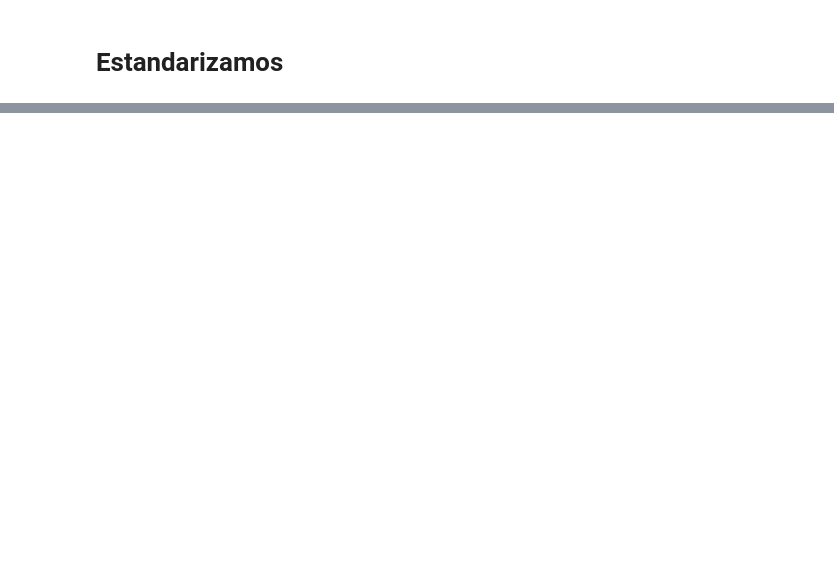
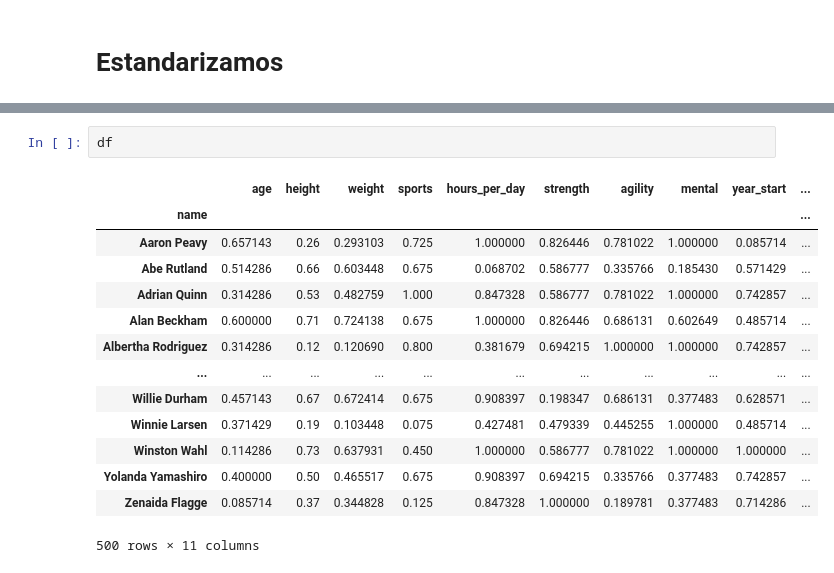
Before and after one commit to apelsito/laboratorio-modulo9-clustering, a Jupyter notebook: jupyter/Modelo 3/laboratorio-clustering.ipynb, the cells around one changed output, grey strips where cells are left out. Cells and saved outputs as stored; diff of their text form; blank space fills up the shorter version.

```diff
--- a/jupyter/laboratorio-clustering.ipynb
+++ b/jupyter/Modelo 3/laboratorio-clustering.ipynb
@@ -341,0 +350,17 @@ df_encoded
+# %%
+df
+# %% [output]
+|  | age | height | weight | sports | hours_per_day | strength | agility | mental | year_start | ... |
+| name |  |  |  |  |  |  |  |  |  | ... |
+| Aaron Peavy | 0.657143 | 0.26 | 0.293103 | 0.725 | 1.000000 | 0.826446 | 0.781022 | 1.000000 | 0.085714 | ... |
+| Abe Rutland | 0.514286 | 0.66 | 0.603448 | 0.675 | 0.068702 | 0.586777 | 0.335766 | 0.185430 | 0.571429 | ... |
+| Adrian Quinn | 0.314286 | 0.53 | 0.482759 | 1.000 | 0.847328 | 0.586777 | 0.781022 | 1.000000 | 0.742857 | ... |
+| Alan Beckham | 0.600000 | 0.71 | 0.724138 | 0.675 | 1.000000 | 0.826446 | 0.686131 | 0.602649 | 0.485714 | ... |
+| Albertha Rodriguez | 0.314286 | 0.12 | 0.120690 | 0.800 | 0.381679 | 0.694215 | 1.000000 | 1.000000 | 0.742857 | ... |
+| ... | ... | ... | ... | ... | ... | ... | ... | ... | ... | ... |
+| Willie Durham | 0.457143 | 0.67 | 0.672414 | 0.675 | 0.908397 | 0.198347 | 0.686131 | 0.377483 | 0.628571 | ... |
+| Winnie Larsen | 0.371429 | 0.19 | 0.103448 | 0.075 | 0.427481 | 0.479339 | 0.445255 | 1.000000 | 0.485714 | ... |
+| Winston Wahl | 0.114286 | 0.73 | 0.637931 | 0.450 | 1.000000 | 0.586777 | 0.781022 | 1.000000 | 1.000000 | ... |
+| Yolanda Yamashiro | 0.400000 | 0.50 | 0.465517 | 0.675 | 0.908397 | 0.694215 | 0.335766 | 0.377483 | 0.742857 | ... |
+| Zenaida Flagge | 0.085714 | 0.37 | 0.344828 | 0.125 | 0.847328 | 1.000000 | 0.189781 | 0.377483 | 0.714286 | ... |
+500 rows × 11 columns
```
Also changed, not shown: parts of 23 cells of this notebook, 8 other files.
